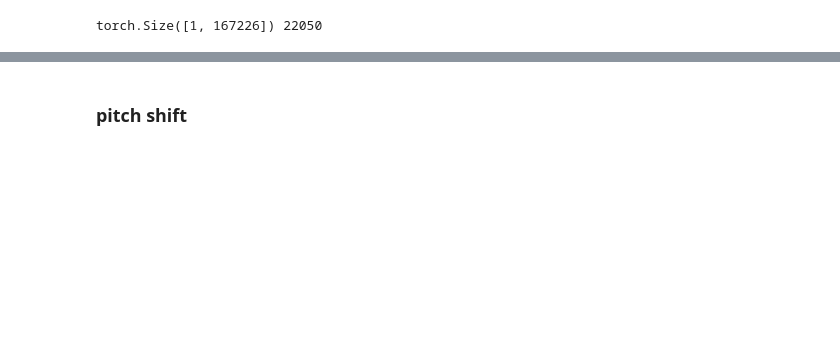
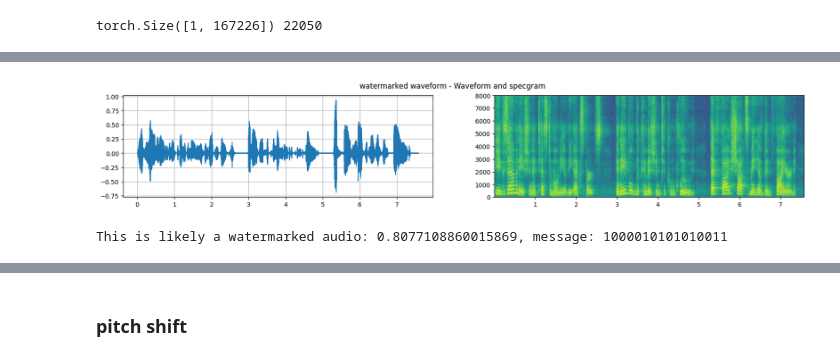
Before and after one commit to goannan/VoiceMark, a Jupyter notebook: example/getting_started.ipynb, the cells around one changed output, grey strips where cells are left out. Drawn from its saved outputs; the diff is of its cells as text; code cells hidden in the pictures; blank space fills up the shorter version.

```diff
--- a/example/getting_started.ipynb
+++ b/example/getting_started.ipynb
@@ -91,0 +66,7 @@ play_audio(watermarked_audio, 16000)
+# %%
+watermarked_audio = embed_watermark(audio, sample_rate=sr, message="1000010101010011")
+play_audio(watermarked_audio, 16000)
+plot_waveform_and_specgram(watermarked_audio, 16000, "watermarked waveform")
+result, message = decode_watermark(watermarked_audio.squeeze(0), 16000)
+print(f"\nThis is likely a watermarked audio: {result}, message: {message}")
+# %% [output]
@@ -92,2 +74,4 @@ play_audio(watermarked_audio, 16000)
+[figure, added]
+This is likely a watermarked audio: 0.8077108860015869, message: 1000010101010011
 # %%
 import soundfile as sf
```
Also changed, not shown: parts of 17 cells of this notebook, 15 other files.
